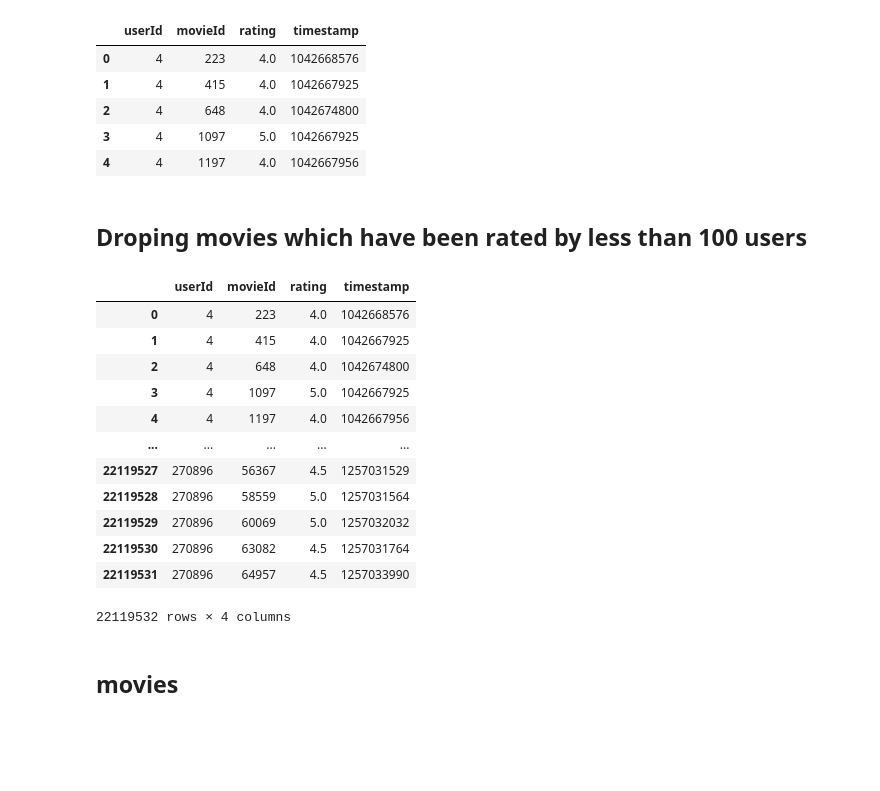
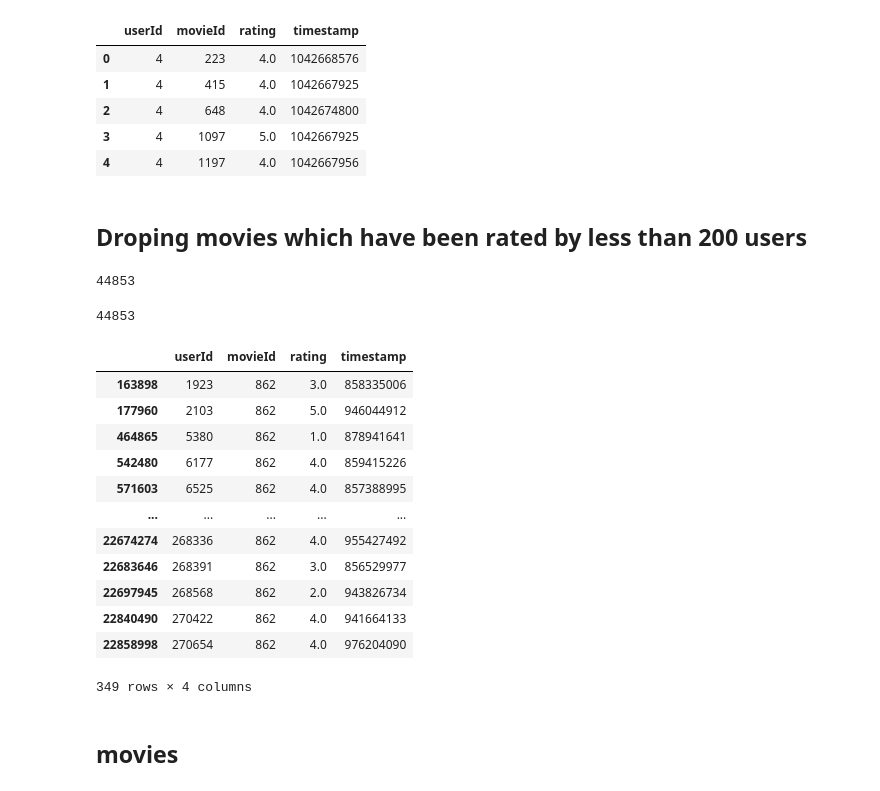
Before and after one commit to mavenrank/movie-recommendation, a Jupyter notebook: movie_recommendation_system.ipynb, the cells around one changed output. Cells and saved outputs as stored; diff of their text form; code cells hidden in the pictures; blank space fills up the shorter version.

```diff
--- a/movie_recommendation_system.ipynb
+++ b/movie_recommendation_system.ipynb
@@ -98,5 +106,9 @@ ratings.head()
 | 3 | 4 | 1097 | 5.0 | 1042667925 |
 | 4 | 4 | 1197 | 4.0 | 1042667956 |
 # %% [markdown]
-## Droping movies which have been rated by less than 100 users
+## Droping movies which have been rated by less than 200 users
+# %%
+ratings["movieId"].nunique()
+# %% [output]
+44853
 # %%
@@ -107,19 +119,23 @@ ratings.reset_index(drop = True, inplace = True)
 # %%
-ratings
+ratings["movieId"].nunique()
 # %% [output]
-|  | userId | movieId | rating | timestamp |
-| 0 | 4 | 223 | 4.0 | 1042668576 |
-| 1 | 4 | 415 | 4.0 | 1042667925 |
-| 2 | 4 | 648 | 4.0 | 1042674800 |
-| 3 | 4 | 1097 | 5.0 | 1042667925 |
-| 4 | 4 | 1197 | 4.0 | 1042667956 |
-| ... | ... | ... | ... | ... |
-| 22119527 | 270896 | 56367 | 4.5 | 1257031529 |
-| 22119528 | 270896 | 58559 | 5.0 | 1257031564 |
-| 22119529 | 270896 | 60069 | 5.0 | 1257032032 |
-| 22119530 | 270896 | 63082 | 4.5 | 1257031764 |
-| 22119531 | 270896 | 64957 | 4.5 | 1257033990 |
-22119532 rows × 4 columns
+44853
+# %%
+ratings[ratings["movieId"]==862]
+# %% [output]
+|  | userId | movieId | rating | timestamp |
+| 163898 | 1923 | 862 | 3.0 | 858335006 |
+| 177960 | 2103 | 862 | 5.0 | 946044912 |
+| 464865 | 5380 | 862 | 1.0 | 878941641 |
+| 542480 | 6177 | 862 | 4.0 | 859415226 |
+| 571603 | 6525 | 862 | 4.0 | 857388995 |
+| ... | ... | ... | ... | ... |
+| 22674274 | 268336 | 862 | 4.0 | 955427492 |
+| 22683646 | 268391 | 862 | 3.0 | 856529977 |
+| 22697945 | 268568 | 862 | 2.0 | 943826734 |
+| 22840490 | 270422 | 862 | 4.0 | 941664133 |
+| 22858998 | 270654 | 862 | 4.0 | 976204090 |
+349 rows × 4 columns
 # %% [markdown]
 ## movies
 # %%
```
Also changed, not shown: parts of 29 cells of this notebook, 12 other files.
